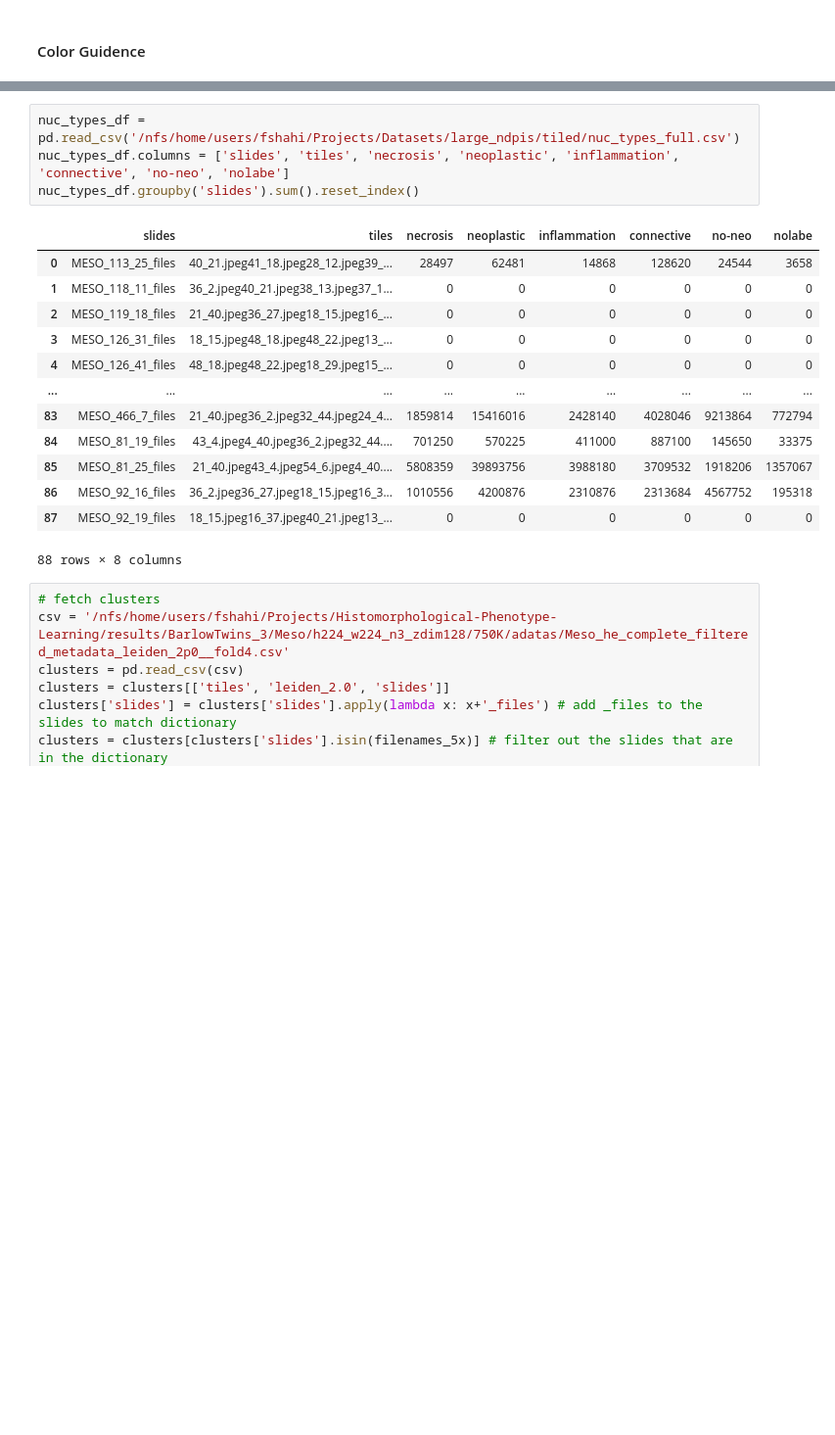
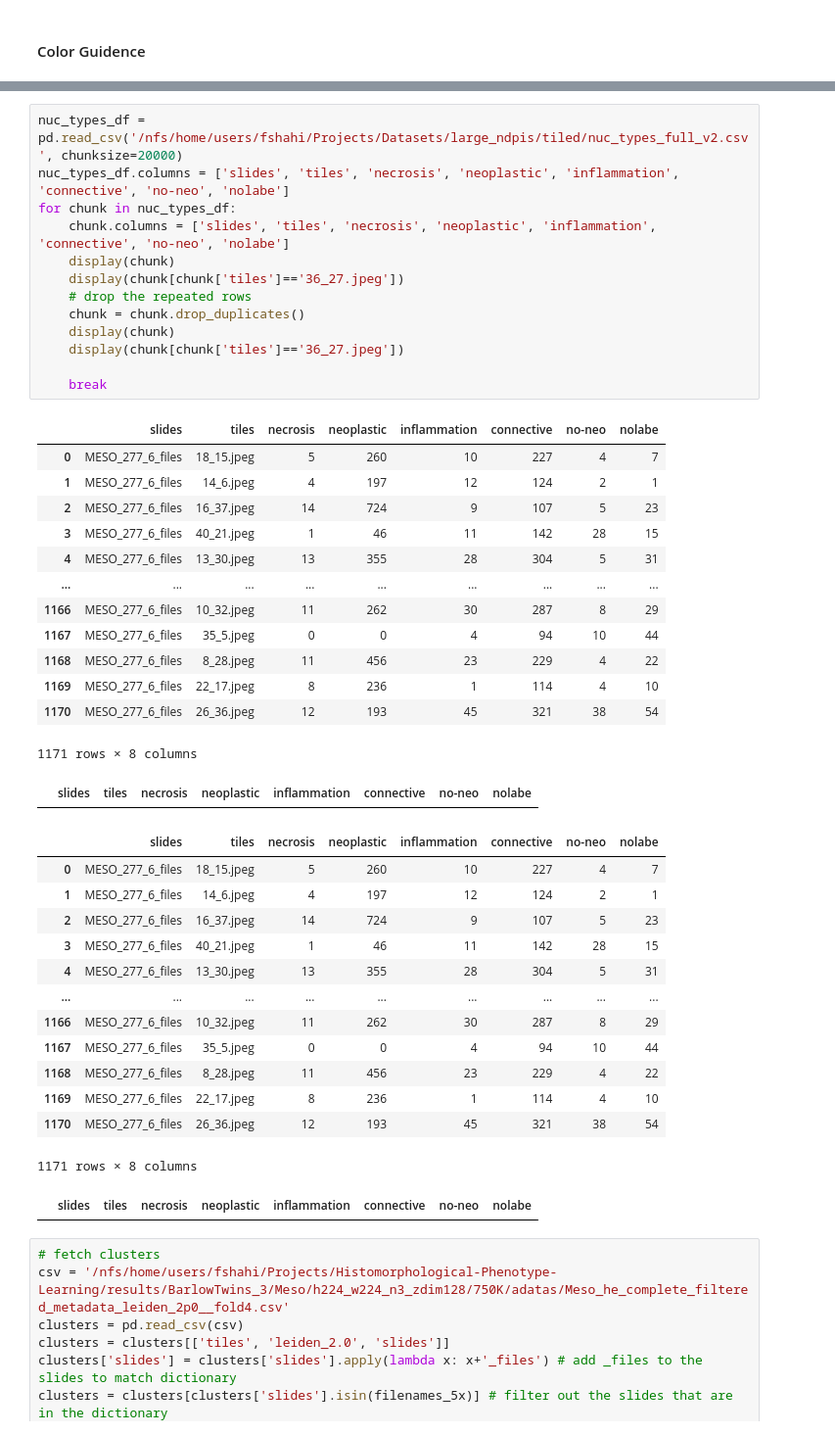
Before and after one commit to FarzanehSeyedshahi/Histomorphological-Phenotype-Learning, a Jupyter notebook: workflow/hovernet.ipynb, the cells around one changed output, grey strips where cells are left out. Shown at 98% size. Cells and saved outputs as stored; diff of their text form; blank space fills up the shorter version.

```diff
--- a/workflow/hovernet.ipynb
+++ b/workflow/hovernet.ipynb
@@ -167,21 +221,45 @@ nuc_types
 # %%
-nuc_types_df = pd.read_csv('/nfs/home/users/fshahi/Projects/Datasets/large_ndpis/tiled/nuc_types_full.csv')
+nuc_types_df = pd.read_csv('/nfs/home/users/fshahi/Projects/Datasets/large_ndpis/tiled/nuc_types_full_v2.csv', chunksize=20000)
 nuc_types_df.columns = ['slides', 'tiles', 'necrosis', 'neoplastic', 'inflammation', 'connective', 'no-neo', 'nolabe']
-nuc_types_df.groupby('slides').sum().reset_index()
+for chunk in nuc_types_df:
+    chunk.columns = ['slides', 'tiles', 'necrosis', 'neoplastic', 'inflammation', 'connective', 'no-neo', 'nolabe']
+    display(chunk)
+    display(chunk[chunk['tiles']=='36_27.jpeg'])
+    # drop the repeated rows
+    chunk = chunk.drop_duplicates()
+    display(chunk)
+    display(chunk[chunk['tiles']=='36_27.jpeg'])
+
+    break
 # %% [output]
 |  | slides | tiles | necrosis | neoplastic | inflammation | connective | no-neo | nolabe |
-| 0 | MESO_113_25_files | 40_21.jpeg41_18.jpeg28_12.jpeg39_... | 28497 | 62481 | 14868 | 128620 | 24544 | 3658 |
-| 1 | MESO_118_11_files | 36_2.jpeg40_21.jpeg38_13.jpeg37_1... | 0 | 0 | 0 | 0 | 0 | 0 |
-| 2 | MESO_119_18_files | 21_40.jpeg36_27.jpeg18_15.jpeg16_... | 0 | 0 | 0 | 0 | 0 | 0 |
-| 3 | MESO_126_31_files | 18_15.jpeg48_18.jpeg48_22.jpeg13_... | 0 | 0 | 0 | 0 | 0 | 0 |
-| 4 | MESO_126_41_files | 48_18.jpeg48_22.jpeg18_29.jpeg15_... | 0 | 0 | 0 | 0 | 0 | 0 |
+| 0 | MESO_277_6_files | 18_15.jpeg | 5 | 260 | 10 | 227 | 4 | 7 |
+| 1 | MESO_277_6_files | 14_6.jpeg | 4 | 197 | 12 | 124 | 2 | 1 |
+| 2 | MESO_277_6_files | 16_37.jpeg | 14 | 724 | 9 | 107 | 5 | 23 |
+| 3 | MESO_277_6_files | 40_21.jpeg | 1 | 46 | 11 | 142 | 28 | 15 |
+| 4 | MESO_277_6_files | 13_30.jpeg | 13 | 355 | 28 | 304 | 5 | 31 |
 | ... | ... | ... | ... | ... | ... | ... | ... | ... |
-| 83 | MESO_466_7_files | 21_40.jpeg36_2.jpeg32_44.jpeg24_4... | 1859814 | 15416016 | 2428140 | 4028046 | 9213864 | 772794 |
-| 84 | MESO_81_19_files | 43_4.jpeg4_40.jpeg36_2.jpeg32_44.... | 701250 | 570225 | 411000 | 887100 | 145650 | 33375 |
-| 85 | MESO_81_25_files | 21_40.jpeg43_4.jpeg54_6.jpeg4_40.... | 5808359 | 39893756 | 3988180 | 3709532 | 1918206 | 1357067 |
-| 86 | MESO_92_16_files | 36_2.jpeg36_27.jpeg18_15.jpeg16_3... | 1010556 | 4200876 | 2310876 | 2313684 | 4567752 | 195318 |
-| 87 | MESO_92_19_files | 18_15.jpeg16_37.jpeg40_21.jpeg13_... | 0 | 0 | 0 | 0 | 0 | 0 |
+| 1166 | MESO_277_6_files | 10_32.jpeg | 11 | 262 | 30 | 287 | 8 | 29 |
+| 1167 | MESO_277_6_files | 35_5.jpeg | 0 | 0 | 4 | 94 | 10 | 44 |
+| 1168 | MESO_277_6_files | 8_28.jpeg | 11 | 456 | 23 | 229 | 4 | 22 |
+| 1169 | MESO_277_6_files | 22_17.jpeg | 8 | 236 | 1 | 114 | 4 | 10 |
+| 1170 | MESO_277_6_files | 26_36.jpeg | 12 | 193 | 45 | 321 | 38 | 54 |
-88 rows × 8 columns
+1171 rows × 8 columns
+|  | slides | tiles | necrosis | neoplastic | inflammation | connective | no-neo | nolabe |
+|  | slides | tiles | necrosis | neoplastic | inflammation | connective | no-neo | nolabe |
+| 0 | MESO_277_6_files | 18_15.jpeg | 5 | 260 | 10 | 227 | 4 | 7 |
+| 1 | MESO_277_6_files | 14_6.jpeg | 4 | 197 | 12 | 124 | 2 | 1 |
+| 2 | MESO_277_6_files | 16_37.jpeg | 14 | 724 | 9 | 107 | 5 | 23 |
+| 3 | MESO_277_6_files | 40_21.jpeg | 1 | 46 | 11 | 142 | 28 | 15 |
+| 4 | MESO_277_6_files | 13_30.jpeg | 13 | 355 | 28 | 304 | 5 | 31 |
+| ... | ... | ... | ... | ... | ... | ... | ... | ... |
+| 1166 | MESO_277_6_files | 10_32.jpeg | 11 | 262 | 30 | 287 | 8 | 29 |
+| 1167 | MESO_277_6_files | 35_5.jpeg | 0 | 0 | 4 | 94 | 10 | 44 |
+| 1168 | MESO_277_6_files | 8_28.jpeg | 11 | 456 | 23 | 229 | 4 | 22 |
+| 1169 | MESO_277_6_files | 22_17.jpeg | 8 | 236 | 1 | 114 | 4 | 10 |
+| 1170 | MESO_277_6_files | 26_36.jpeg | 12 | 193 | 45 | 321 | 38 | 54 |
+1171 rows × 8 columns
+|  | slides | tiles | necrosis | neoplastic | inflammation | connective | no-neo | nolabe |
 # %%
 # fetch clusters
 csv = '/nfs/home/users/fshahi/Projects/Histomorphological-Phenotype-Learning/results/BarlowTwins_3/Meso/h224_w224_n3_zdim128/750K/adatas/Meso_he_complete_filtered_metadata_leiden_2p0__fold4.csv'
```
Also changed, not shown: parts of 8 cells of this notebook, 1 other file.
